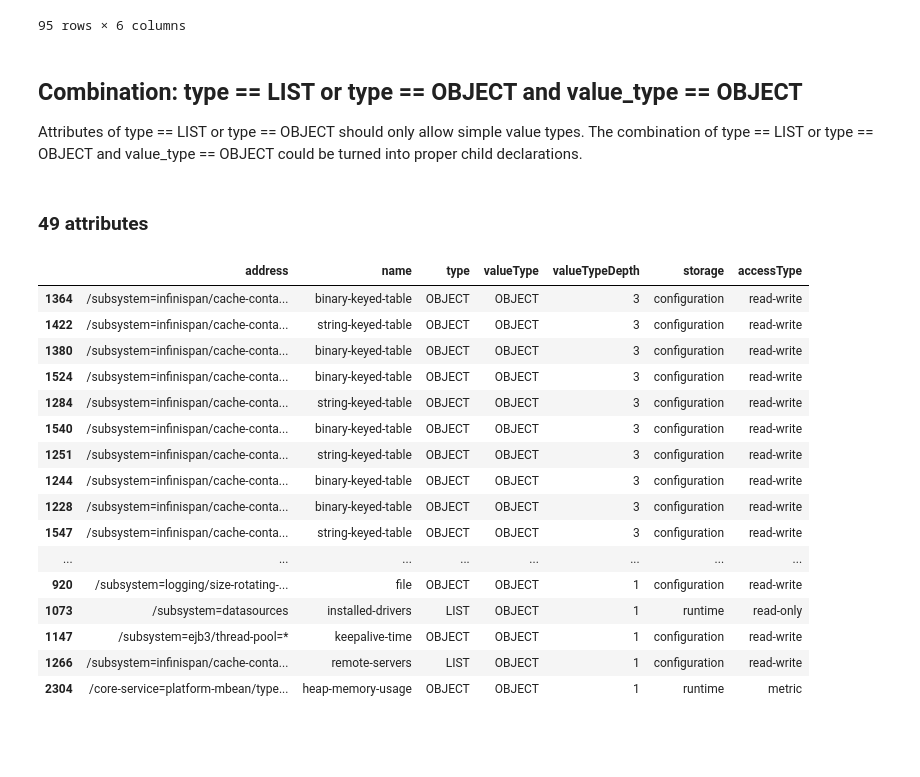
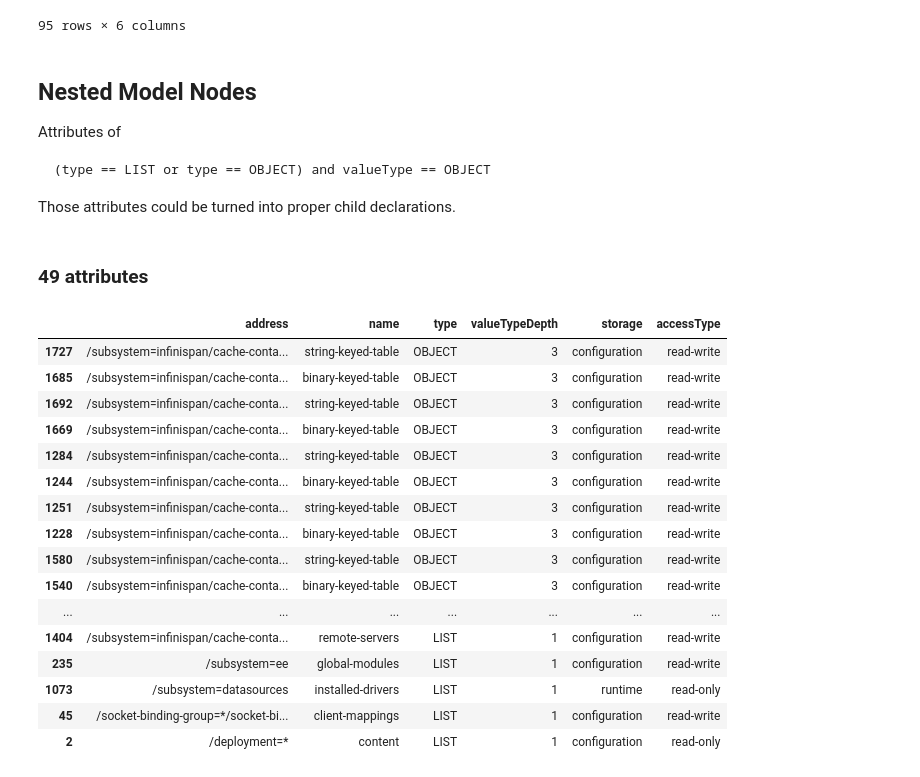
Before and after one commit to hal/dmr.analytics, a Jupyter notebook: notebooks/AttributeMetaData.ipynb, the cells around one changed output. Drawn from its saved outputs; the diff is of its cells as text; code cells hidden in the pictures; blank space fills up the shorter version.

```diff
--- a/notebooks/AttributeMetaData.ipynb
+++ b/notebooks/AttributeMetaData.ipynb
@@ -215,31 +217,36 @@ mapLike.sort(columns='address', ascending=True)
 | 292 | /subsystem=undertow/server=*/host=* | alias | LIST | STRING | configuration | read-write |
 95 rows × 6 columns
 # %% [markdown]
-## Combination: type == LIST or type == OBJECT and value_type == OBJECT
-Attributes of type == LIST or type == OBJECT should only allow simple value types. The combination of type == LIST or type == OBJECT and value_type == OBJECT could be turned into proper child declarations.
+## Nested Model Nodes
+
+Attributes of
+
+    (type == LIST or type == OBJECT) and valueType == OBJECT
+
+Those attributes could be turned into proper child declarations.
 # %%
 faulty = df[notDeprecated & (listType | objectType) & complexValueType]
 HTML("<h3>"+str(faulty['name'].count())+" attributes</h3>")
 # %% [output]
 49 attributes
 # %%
-faulty = pd.DataFrame(faulty, columns=['address', 'name', 'type', 'valueType', 'valueTypeDepth', 'storage', 'accessType'])
-faulty.sort(columns='valueTypeDepth', ascending=False)
+faulty = pd.DataFrame(faulty, columns=['address', 'name', 'type', 'valueTypeDepth', 'storage', 'accessType'])
+faulty.sort(columns=['valueTypeDepth', 'type', 'address'], ascending=False)
 # %% [output]
-|  | address | name | type | valueType | valueTypeDepth | storage | accessType |
-| 1364 | /subsystem=infinispan/cache-conta... | binary-keyed-table | OBJECT | OBJECT | 3 | configuration | read-write |
-| 1422 | /subsystem=infinispan/cache-conta... | string-keyed-table | OBJECT | OBJECT | 3 | configuration | read-write |
-| 1380 | /subsystem=infinispan/cache-conta... | binary-keyed-table | OBJECT | OBJECT | 3 | configuration | read-write |
-| 1524 | /subsystem=infinispan/cache-conta... | binary-keyed-table | OBJECT | OBJECT | 3 | configuration | read-write |
-| 1284 | /subsystem=infinispan/cache-conta... | string-keyed-table | OBJECT | OBJECT | 3 | configuration | read-write |
-| 1540 | /subsystem=infinispan/cache-conta... | binary-keyed-table | OBJECT | OBJECT | 3 | configuration | read-write |
-| 1251 | /subsystem=infinispan/cache-conta... | string-keyed-table | OBJECT | OBJECT | 3 | configuration | read-write |
-| 1244 | /subsystem=infinispan/cache-conta... | binary-keyed-table | OBJECT | OBJECT | 3 | configuration | read-write |
-| 1228 | /subsystem=infinispan/cache-conta... | binary-keyed-table | OBJECT | OBJECT | 3 | configuration | read-write |
-| 1547 | /subsystem=infinispan/cache-conta... | string-keyed-table | OBJECT | OBJECT | 3 | configuration | read-write |
-| ... | ... | ... | ... | ... | ... | ... | ... |
-| 920 | /subsystem=logging/size-rotating-... | file | OBJECT | OBJECT | 1 | configuration | read-write |
-| 1073 | /subsystem=datasources | installed-drivers | LIST | OBJECT | 1 | runtime | read-only |
-| 1147 | /subsystem=ejb3/thread-pool=* | keepalive-time | OBJECT | OBJECT | 1 | configuration | read-write |
-| 1266 | /subsystem=infinispan/cache-conta... | remote-servers | LIST | OBJECT | 1 | configuration | read-write |
-| 2304 | /core-service=platform-mbean/type... | heap-memory-usage | OBJECT | OBJECT | 1 | runtime | metric |
+|  | address | name | type | valueTypeDepth | storage | accessType |
+| 1727 | /subsystem=infinispan/cache-conta... | string-keyed-table | OBJECT | 3 | configuration | read-write |
+| 1685 | /subsystem=infinispan/cache-conta... | binary-keyed-table | OBJECT | 3 | configuration | read-write |
+| 1692 | /subsystem=infinispan/cache-conta... | string-keyed-table | OBJECT | 3 | configuration | read-write |
+| 1669 | /subsystem=infinispan/cache-conta... | binary-keyed-table | OBJECT | 3 | configuration | read-write |
+| 1284 | /subsystem=infinispan/cache-conta... | string-keyed-table | OBJECT | 3 | configuration | read-write |
+| 1244 | /subsystem=infinispan/cache-conta... | binary-keyed-table | OBJECT | 3 | configuration | read-write |
+| 1251 | /subsystem=infinispan/cache-conta... | string-keyed-table | OBJECT | 3 | configuration | read-write |
+| 1228 | /subsystem=infinispan/cache-conta... | binary-keyed-table | OBJECT | 3 | configuration | read-write |
+| 1580 | /subsystem=infinispan/cache-conta... | string-keyed-table | OBJECT | 3 | configuration | read-write |
+| 1540 | /subsystem=infinispan/cache-conta... | binary-keyed-table | OBJECT | 3 | configuration | read-write |
+| ... | ... | ... | ... | ... | ... | ... |
+| 1404 | /subsystem=infinispan/cache-conta... | remote-servers | LIST | 1 | configuration | read-write |
+| 235 | /subsystem=ee | global-modules | LIST | 1 | configuration | read-write |
+| 1073 | /subsystem=datasources | installed-drivers | LIST | 1 | runtime | read-only |
+| 45 | /socket-binding-group=*/socket-bi... | client-mappings | LIST | 1 | configuration | read-write |
+| 2 | /deployment=* | content | LIST | 1 | configuration | read-only |
```
Also changed, not shown: parts of 1 cell of this notebook.
